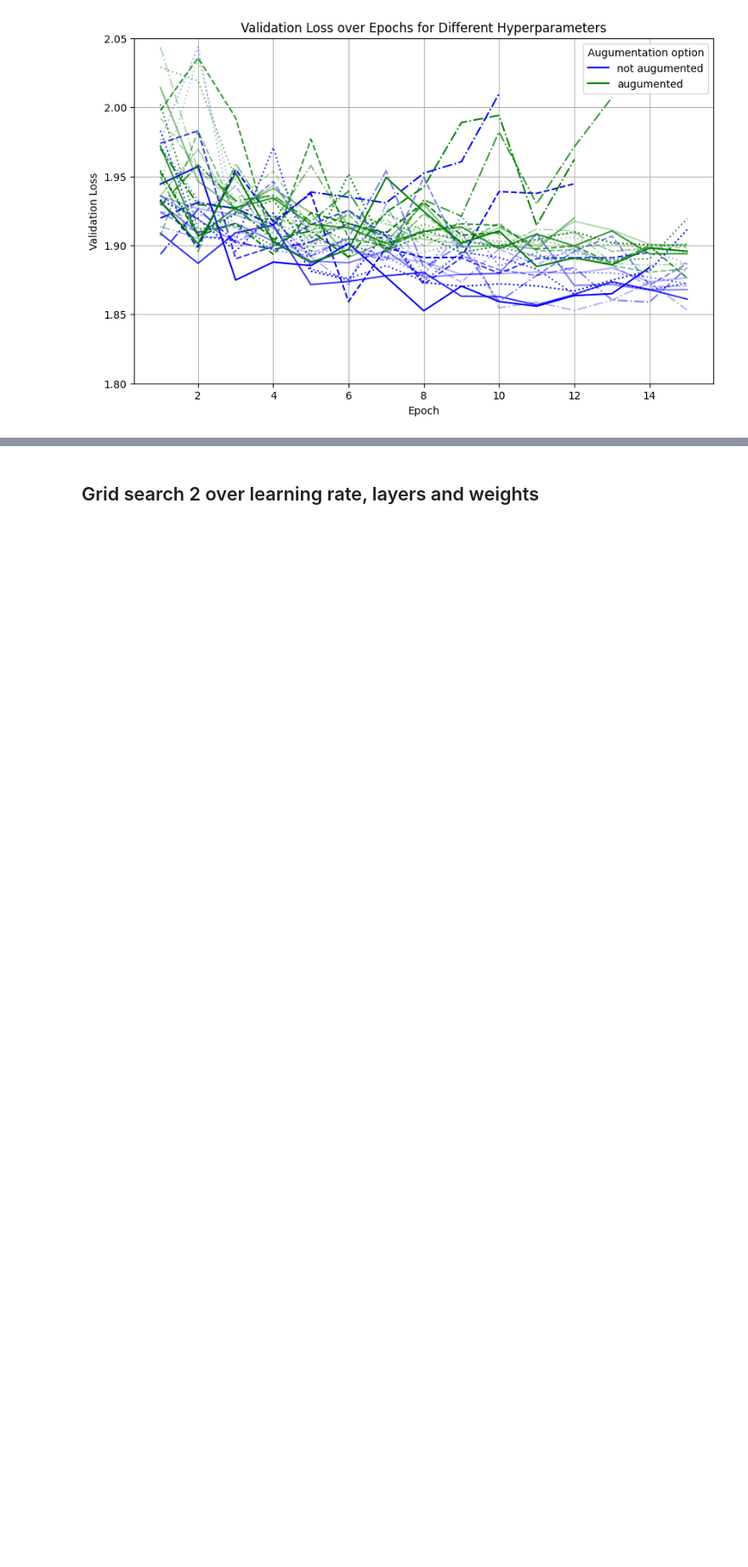
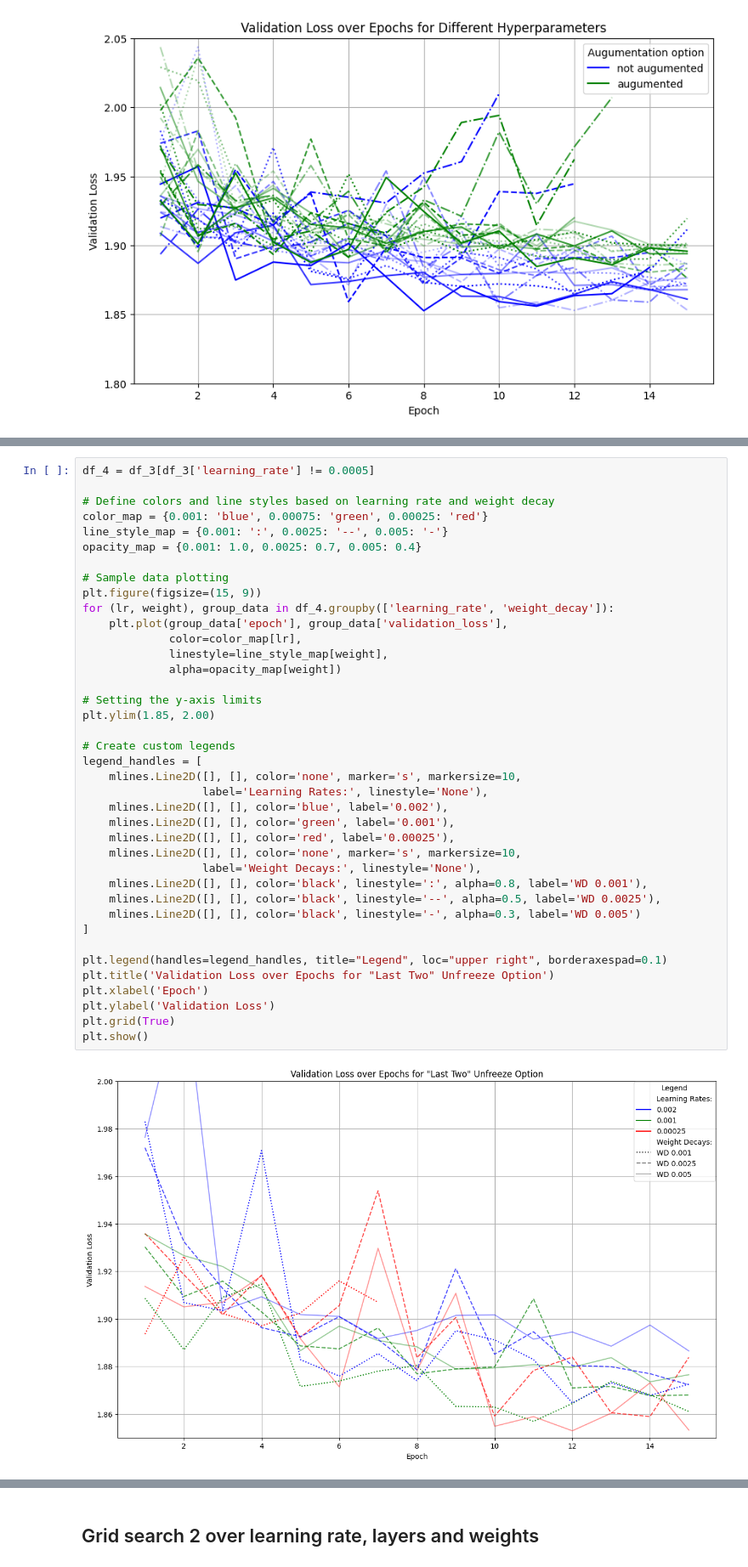
Before and after one commit to kaifoerster/BuildingAgePredictorML, a Jupyter notebook: demo/gridsearch_resnet18.ipynb, the cells around one changed output, grey strips where cells are left out. Shown at 85% size. Drawn from its saved outputs; the diff is of its cells as text; blank space fills up the shorter version.

```diff
--- a/demo/gridsearch_resnet18.ipynb
+++ b/demo/gridsearch_resnet18.ipynb
@@ -622,0 +628,41 @@ plt.show()
+# %%
+df_4 = df_3[df_3['learning_rate'] != 0.0005]
+
+# Define colors and line styles based on learning rate and weight decay
+color_map = {0.001: 'blue', 0.00075: 'green', 0.00025: 'red'}
+line_style_map = {0.001: ':', 0.0025: '--', 0.005: '-'}
+opacity_map = {0.001: 1.0, 0.0025: 0.7, 0.005: 0.4}
+
+# Sample data plotting
+plt.figure(figsize=(15, 9))
+for (lr, weight), group_data in df_4.groupby(['learning_rate', 'weight_decay']):
+    plt.plot(group_data['epoch'], group_data['validation_loss'],
+             color=color_map[lr],
+             linestyle=line_style_map[weight],
+             alpha=opacity_map[weight])
+
+# Setting the y-axis limits
+plt.ylim(1.85, 2.00)
+
+# Create custom legends
+legend_handles = [
+    mlines.Line2D([], [], color='none', marker='s', markersize=10,
+                  label='Learning Rates:', linestyle='None'),
+    mlines.Line2D([], [], color='blue', label='0.002'),
+    mlines.Line2D([], [], color='green', label='0.001'),
+    mlines.Line2D([], [], color='red', label='0.00025'),
+    mlines.Line2D([], [], color='none', marker='s', markersize=10,
+                  label='Weight Decays:', linestyle='None'),
+    mlines.Line2D([], [], color='black', linestyle=':', alpha=0.8, label='WD 0.001'),
+    mlines.Line2D([], [], color='black', linestyle='--', alpha=0.5, label='WD 0.0025'),
+    mlines.Line2D([], [], color='black', linestyle='-', alpha=0.3, label='WD 0.005')
+]
+
+plt.legend(handles=legend_handles, title="Legend", loc="upper right", borderaxespad=0.1)
+plt.title('Validation Loss over Epochs for "Last Two" Unfreeze Option')
+plt.xlabel('Epoch')
+plt.ylabel('Validation Loss')
+plt.grid(True)
+plt.show()
+# %% [output]
+[figure, added]
```
Also changed, not shown: parts of 3 cells of this notebook.
